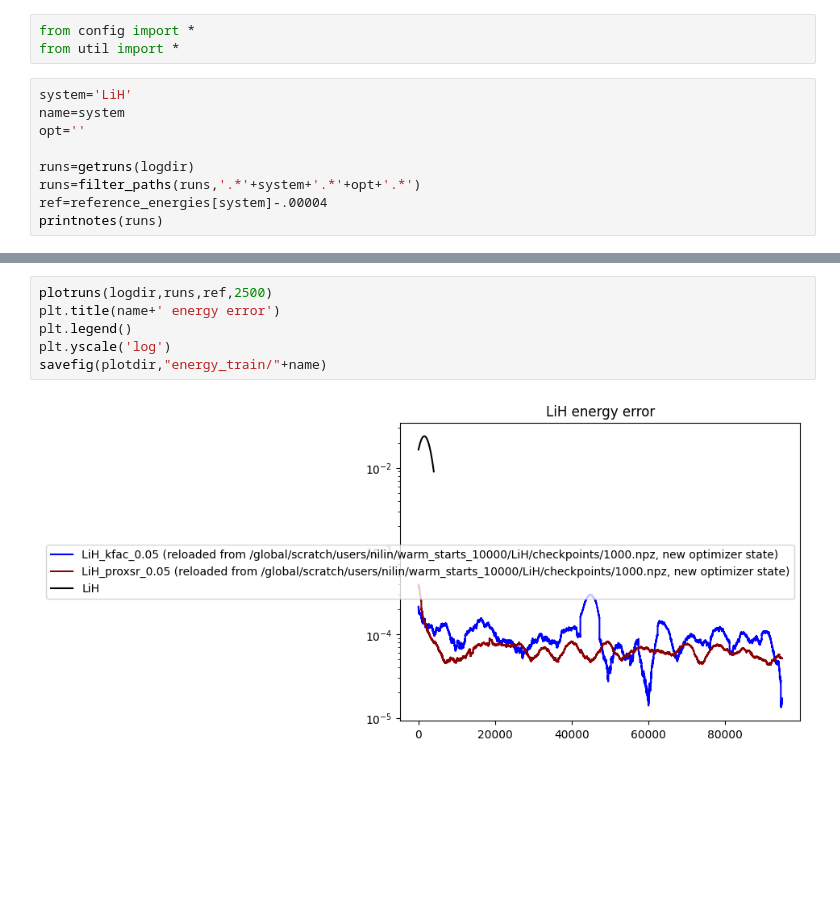
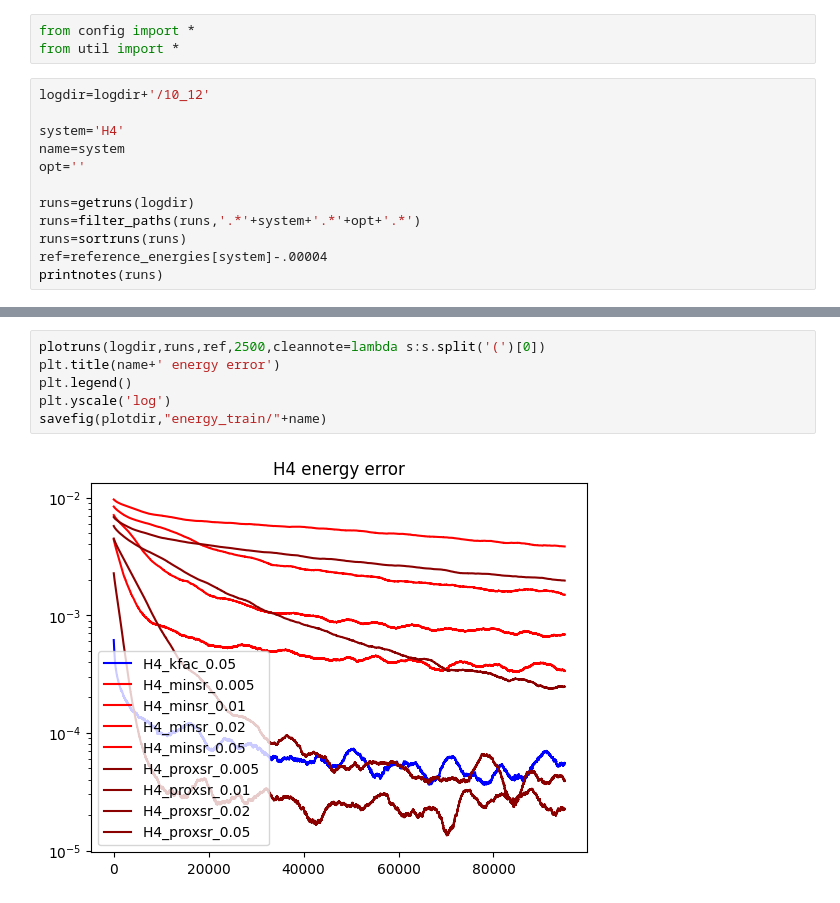
Before and after one commit to nilin/vmc-post, a Jupyter notebook: makeplots_train.ipynb, the cells around one changed output, grey strips where cells are left out. Saved outputs shown, nothing was run; the diff lists cells and outputs as text; blank space fills up the shorter version.

```diff
--- a/makeplots_train.ipynb
+++ b/makeplots_train.ipynb
@@ -2,12 +2,15 @@
 from config import *
 from util import *
 # %%
-system='LiH'
+logdir=logdir+'/10_12'
+
+system='H4'
 name=system
 opt=''
 
 runs=getruns(logdir)
 runs=filter_paths(runs,'.*'+system+'.*'+opt+'.*')
+runs=sortruns(runs)
 ref=reference_energies[system]-.00004
 printnotes(runs)
 # %% [output]
@@ -17,8 +26,8 @@ LiH
 # %%
-plotruns(logdir,runs,ref,2500)
+plotruns(logdir,runs,ref,2500,cleannote=lambda s:s.split('(')[0])
 plt.title(name+' energy error')
 plt.legend()
 plt.yscale('log')
 savefig(plotdir,"energy_train/"+name)
 # %% [output]
-[figure, old version]
+[figure, new version]
```
Also changed, not shown: parts of 1 cell of this notebook, 2 other files.
